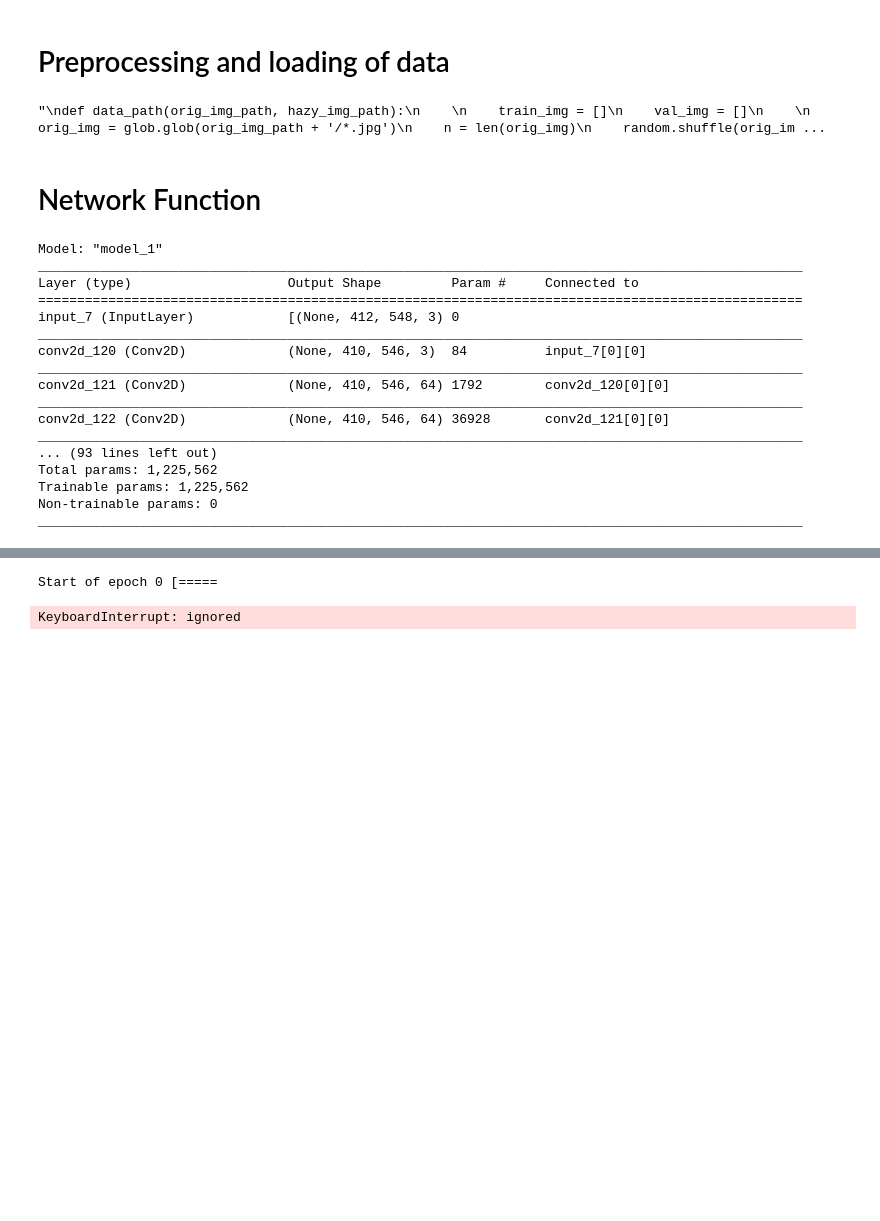
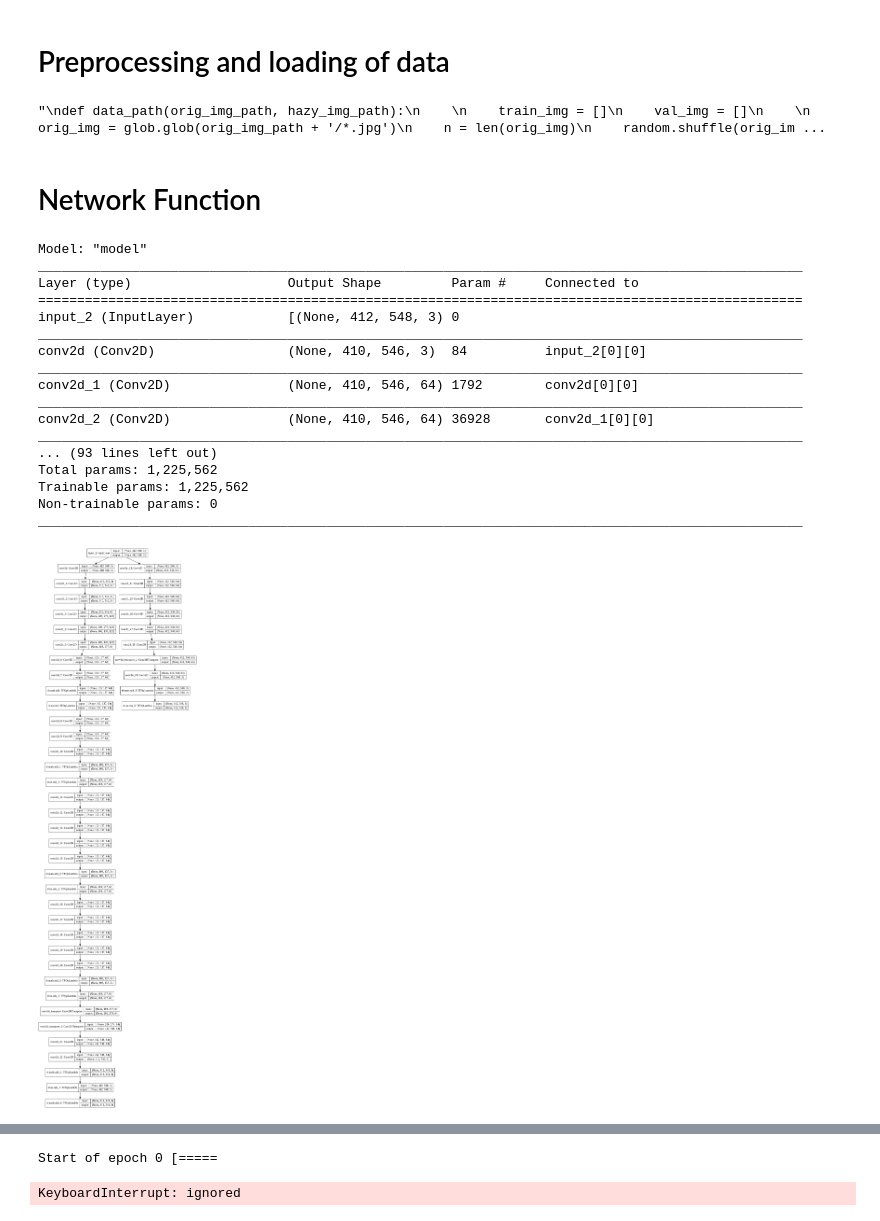
Before and after one commit to abubakrsiddq/ImageDehazing, a Jupyter notebook: models/GMAN_net/gman_Final.ipynb, the cells around one changed output, grey strips where cells are left out. Saved outputs shown, nothing was run; the diff lists cells and outputs as text; code cells hidden in the pictures; blank space fills up the shorter version.

```diff
--- a/models/GMAN_net/gman_Final.ipynb
+++ b/models/GMAN_net/gman_Final.ipynb
@@ -170,6 +170,10 @@ def display_img(model, hazy_img, orig_img):
 # %% [markdown]
 # Network Function
 # %%
+k_init = tf.keras.initializers.random_normal(stddev=0.008, seed = 101)
+regularizer = tf.keras.regularizers.L2(1e-4)
+b_init = tf.constant_initializer()
+
 def gman_net():
 
     inputs = tf.keras.Input(shape = [412, 548, 3])     # height, width of input image changed because of error in output
@@ -274,25 +278,28 @@ def gman_net():
 # %%
 model=gman_net()
 model.build([413,550,3])
 model.summary()
+dot_img_file = '/tmp/model_1.png'
+tf.keras.utils.plot_model(model, to_file=dot_img_file, show_shapes=True)
 # %% [output]
-Model: "model_1"
+Model: "model"
 __________________________________________________________________________________________________
 Layer (type)                    Output Shape         Param #     Connected to
 ==================================================================================================
-input_7 (InputLayer)            [(None, 412, 548, 3) 0
+input_2 (InputLayer)            [(None, 412, 548, 3) 0
 __________________________________________________________________________________________________
-conv2d_120 (Conv2D)             (None, 410, 546, 3)  84          input_7[0][0]
+conv2d (Conv2D)                 (None, 410, 546, 3)  84          input_2[0][0]
 __________________________________________________________________________________________________
-conv2d_121 (Conv2D)             (None, 410, 546, 64) 1792        conv2d_120[0][0]
+conv2d_1 (Conv2D)               (None, 410, 546, 64) 1792        conv2d[0][0]
 __________________________________________________________________________________________________
-conv2d_122 (Conv2D)             (None, 410, 546, 64) 36928       conv2d_121[0][0]
+conv2d_2 (Conv2D)               (None, 410, 546, 64) 36928       conv2d_1[0][0]
 __________________________________________________________________________________________________
 ... (93 lines left out)
 Total params: 1,225,562
 Trainable params: 1,225,562
 Non-trainable params: 0
 __________________________________________________________________________________________________
+[figure, added]
 # %%
 # Hyperparameters
 epochs =5
```
Also changed, not shown: parts of 1 cell of this notebook.
